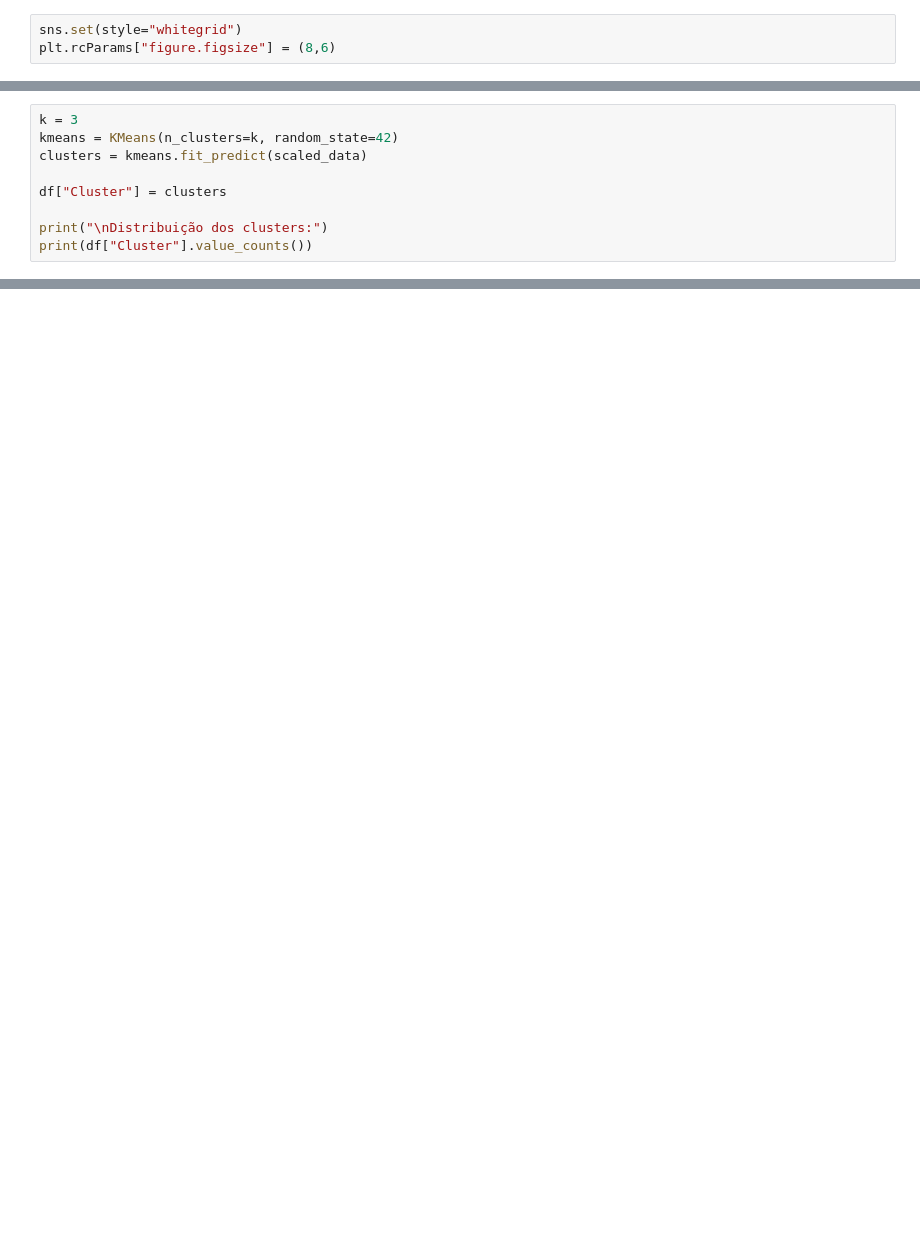
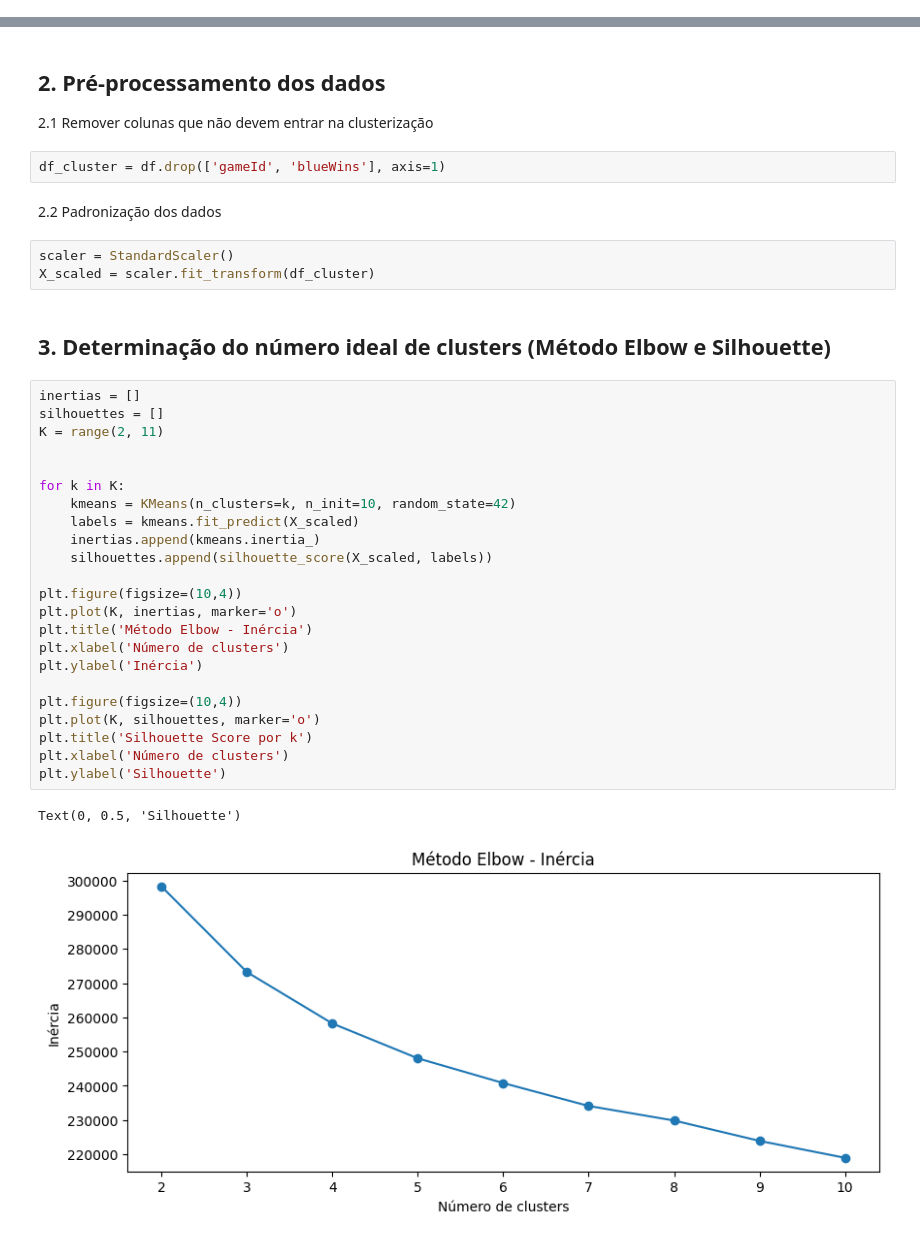
Before and after one commit to Davi-ChavesN/python_exercises, a Jupyter notebook: DS/Atividade4 - Agrupamento/Atividade4.ipynb, the cells around one changed output, grey strips where cells are left out. Cells and saved outputs as stored; diff of their text form; blank space fills up the shorter version.

```diff
--- a/DS/Atividade4 - Agrupamento/Atividade4.ipynb
+++ b/DS/Atividade4 - Agrupamento/Atividade4.ipynb
@@ -19,3 +0,0 @@ Configurações estéticas
-# %%
-sns.set(style="whitegrid")
-plt.rcParams["figure.figsize"] = (8,6)
@@ -121,9 +0,0 @@ Aplicação do K-Means
-# %%
-k = 3
-kmeans = KMeans(n_clusters=k, random_state=42)
-clusters = kmeans.fit_predict(scaled_data)
-
-df["Cluster"] = clusters
-
-print("\nDistribuição dos clusters:")
-print(df["Cluster"].value_counts())
@@ -177,0 +27,39 @@ plt.show()
+# %% [markdown]
+## 2. Pré-processamento dos dados
+
+2.1 Remover colunas que não devem entrar na clusterização
+# %%
+df_cluster = df.drop(['gameId', 'blueWins'], axis=1)
+# %% [markdown]
+2.2 Padronização dos dados
+# %%
+scaler = StandardScaler()
+X_scaled = scaler.fit_transform(df_cluster)
+# %% [markdown]
+## 3. Determinação do número ideal de clusters (Método Elbow e Silhouette)
+# %%
+inertias = []
+silhouettes = []
+K = range(2, 11)
+
+
+for k in K:
+    kmeans = KMeans(n_clusters=k, n_init=10, random_state=42)
+    labels = kmeans.fit_predict(X_scaled)
+    inertias.append(kmeans.inertia_)
+    silhouettes.append(silhouette_score(X_scaled, labels))
+
+plt.figure(figsize=(10,4))
+plt.plot(K, inertias, marker='o')
+plt.title('Método Elbow - Inércia')
+plt.xlabel('Número de clusters')
+plt.ylabel('Inércia')
+
+plt.figure(figsize=(10,4))
+plt.plot(K, silhouettes, marker='o')
+plt.title('Silhouette Score por k')
+plt.xlabel('Número de clusters')
+plt.ylabel('Silhouette')
+# %% [output]
+Text(0, 0.5, 'Silhouette')
+[figure, added]
```
Also changed, not shown: parts of 41 cells of this notebook.
